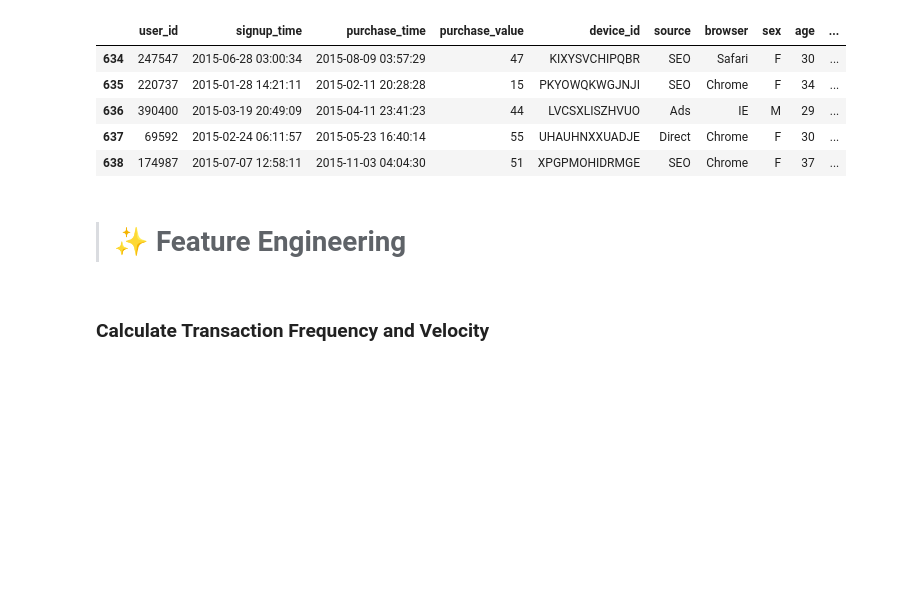
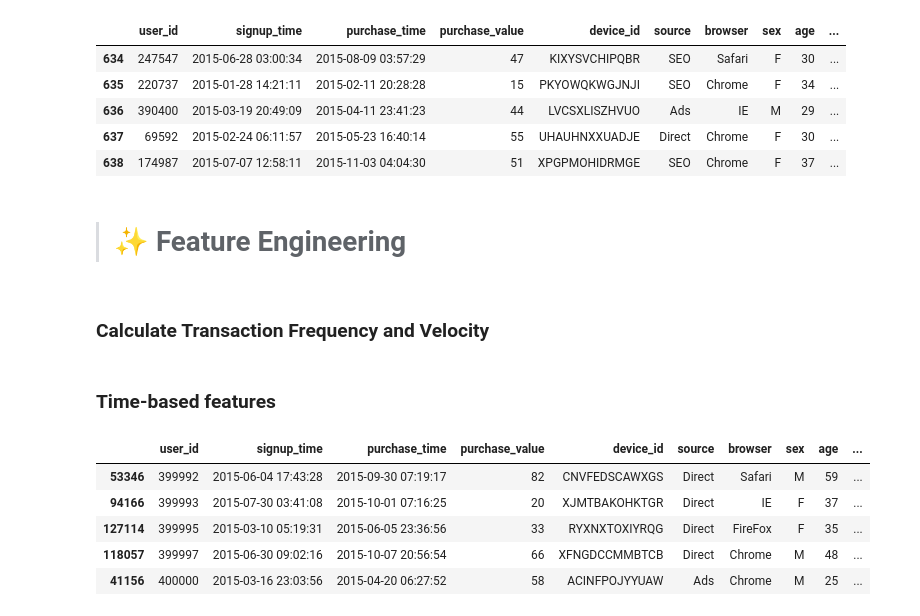
Before and after one commit to hanaDemma/fraud-detection-for-e-commerce-and-bank-transactions, a Jupyter notebook: notebooks/Eda.ipynb, the cells around one changed output. Drawn from its saved outputs; the diff is of its cells as text; code cells hidden in the pictures; blank space fills up the shorter version.

Commit message:
time based features

```diff
--- a/notebooks/Eda.ipynb
+++ b/notebooks/Eda.ipynb
@@ -226,3 +226,17 @@ merged_fraud_data = merged_fraud_data.merge(transaction_frequency, on='device_id
 # %%
 merged_fraud_data = merged_fraud_data.sort_values(by=['user_id', 'purchase_time'])
 merged_fraud_data['transaction_velocity'] = merged_fraud_data.groupby('user_id')['purchase_time'].diff().dt.total_seconds().fillna(0)
+# %% [markdown]
+### Time-based features
+# %%
+merged_fraud_data['hour_of_day'] = pd.to_datetime(merged_fraud_data['purchase_time']).dt.hour
+merged_fraud_data['day_of_week'] = pd.to_datetime(merged_fraud_data['purchase_time']).dt.dayofweek
+# %%
+merged_fraud_data.tail()
+# %% [output]
+|  | user_id | signup_time | purchase_time | purchase_value | device_id | source | browser | sex | age | ... |
+| 53346 | 399992 | 2015-06-04 17:43:28 | 2015-09-30 07:19:17 | 82 | CNVFEDSCAWXGS | Direct | Safari | M | 59 | ... |
+| 94166 | 399993 | 2015-07-30 03:41:08 | 2015-10-01 07:16:25 | 20 | XJMTBAKOHKTGR | Direct | IE | F | 37 | ... |
+| 127114 | 399995 | 2015-03-10 05:19:31 | 2015-06-05 23:36:56 | 33 | RYXNXTOXIYRQG | Direct | FireFox | F | 35 | ... |
+| 118057 | 399997 | 2015-06-30 09:02:16 | 2015-10-07 20:56:54 | 66 | XFNGDCCMMBTCB | Direct | Chrome | M | 48 | ... |
+| 41156 | 400000 | 2015-03-16 23:03:56 | 2015-04-20 06:27:52 | 58 | ACINFPOJYYUAW | Ads | Chrome | M | 25 | ... |
```
Also changed, not shown: parts of 1 cell of this notebook.
